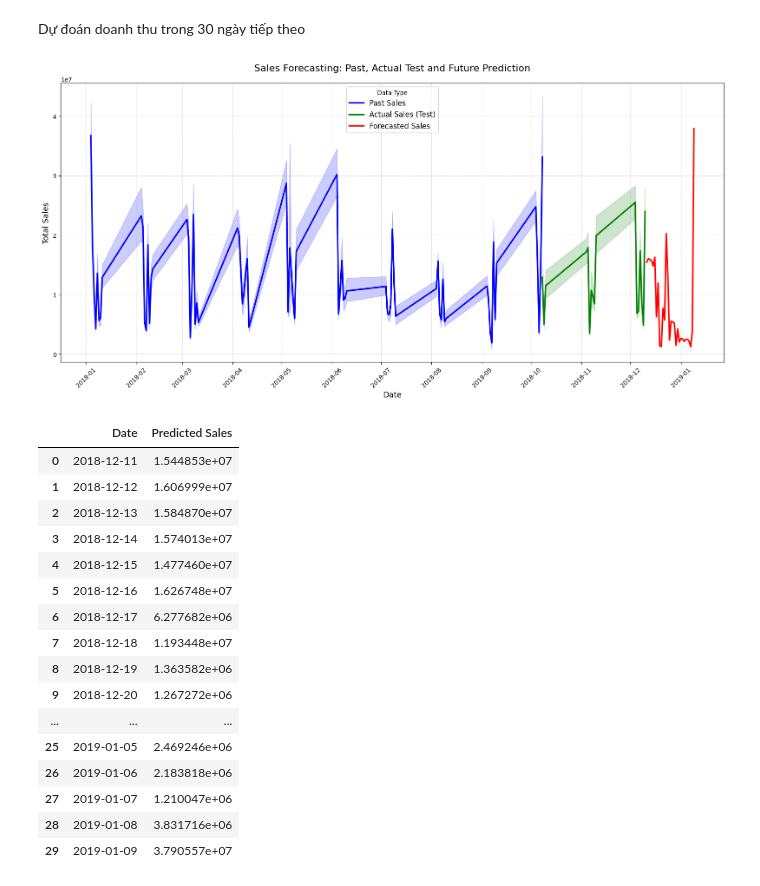
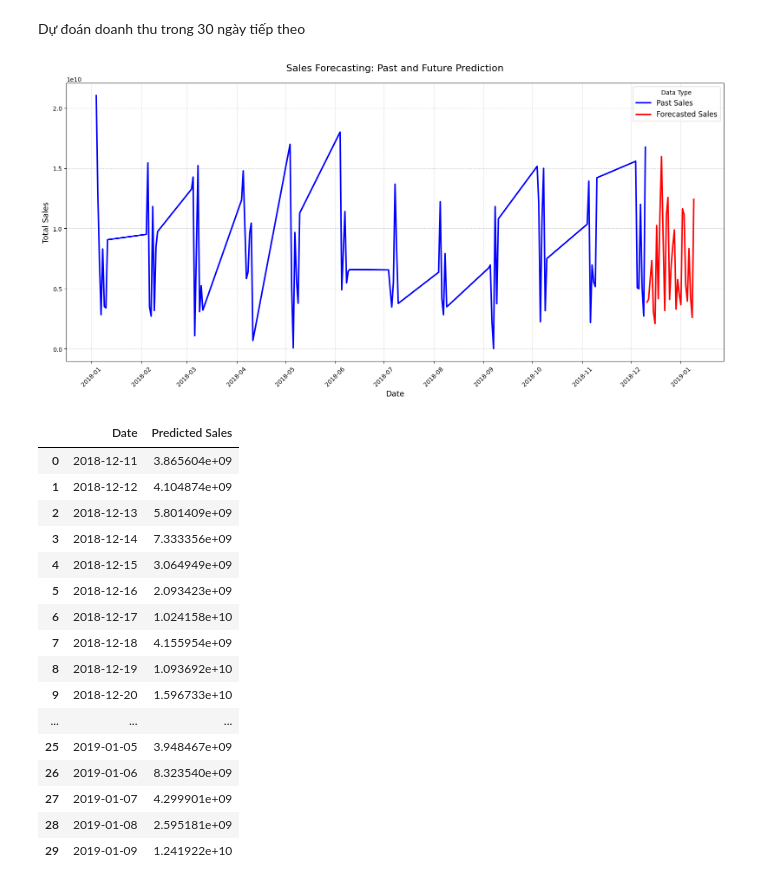
Before and after one commit to KieuOanhUIT/IS403.P23.OnlineSalesData, a Jupyter notebook: Model/Tranformer.ipynb, the cells around one changed output. Drawn from its saved outputs; the diff is of its cells as text; code cells hidden in the pictures.

Commit message:
update Transformer model

```diff
--- a/Model/Tranformer.ipynb
+++ b/Model/Tranformer.ipynb
@@ -228,19 +204,28 @@ plt.show()
 # %% [markdown]
 Dự đoán doanh thu trong 30 ngày tiếp theo
 # %%
+import matplotlib.pyplot as plt
 import matplotlib.dates as mdates
 import seaborn as sns
 from datetime import timedelta
 import pandas as pd
+import torch
 
-# Lấy ngày cuối cùng từ test_df
-last_date = test_df['date'].iloc[-1]
+# Đọc dữ liệu từ file cleaned_data.csv
+df = pd.read_csv('../Dataset/cleaned_data.csv', parse_dates=['date'])
 
-# Tạo danh sách 30 ngày tiếp theo từ ngày cuối cùng
+# Giả sử features, scaler_X, scaler_y, model, device đã được định nghĩa sẵn
+# Lấy 30 ngày cuối cùng trong df để dự đoán
+last_30_days = df.iloc[-30:].copy()
+
+# Lấy ngày cuối cùng trong tập dữ liệu
+last_date = df['date'].iloc[-1]
+
+# Tạo danh sách 30 ngày tiếp theo
 future_dates = pd.date_range(start=last_date + timedelta(days=1), periods=30).strftime('%Y-%m-%d')
 
-# Chuẩn bị dữ liệu đầu vào cho dự đoán
-future_X_raw = test_df[features].iloc[-30:].values
+# Chuẩn bị dữ liệu đầu vào cho dự đoán (30 ngày cuối cùng)
+future_X_raw = last_30_days[features].values
 future_X_scaled = scaler_X.transform(future_X_raw)
 
 # Dự đoán doanh thu cho 30 ngày tiếp theo
@@ -258,62 +243,64 @@ future_df = pd.DataFrame({
 })
 
 # Chuẩn bị dữ liệu quá khứ để visualization
-train_df['type'] = 'Past Sales'
-valid_df['type'] = 'Past Sales'
-test_df['type'] = 'Actual Sales (Test)'  # Thêm thông tin cho test data
+# Ở đây bạn có thể phân loại dữ liệu gốc thành train, valid, test nếu có
+# Ví dụ giả định:
+df['type'] = 'Past Sales'
+
+# Nếu bạn có dataframe train_df, valid_df, test_df, thay thế df phù hợp hoặc gộp lại
+# Ở đây giả sử toàn bộ df là dữ liệu quá khứ
 
 # Gộp tất cả dữ liệu
-combined_df = pd.concat([train_df, valid_df, test_df, future_df], ignore_index=True)
+combined_df = pd.concat([df, future_df], ignore_index=True)
 
 # Vẽ đồ thị
 plt.figure(figsize=(16, 8))
 sns.lineplot(
     data=combined_df,
     x='date',
     y='total_sales',
     hue='type',
     style='type',
     dashes=False,
     palette={
         'Past Sales': 'blue',
-        'Actual Sales (Test)': 'green',
         'Forecasted Sales': 'red'
     },
     linewidth=2.5
 )
 
 # Định dạng trục x
 plt.gca().xaxis.set_major_locator(mdates.MonthLocator(interval=1))
 plt.gca().xaxis.set_major_formatter(mdates.DateFormatter('%Y-%m'))
 plt.xticks(rotation=45)
 
 # Thêm các chi tiết cho đồ thị
 plt.xlabel('Date', fontsize=13)
 plt.ylabel('Total Sales', fontsize=13)
-plt.title('Sales Forecasting: Past, Actual Test and Future Prediction', fontsize=16, pad=20)
+plt.title('Sales Forecasting: Past and Future Prediction', fontsize=16, pad=20)
 plt.grid(True, linestyle='--', alpha=0.5)
 plt.legend(title='Data Type', fontsize=12)
 plt.tight_layout()
 plt.show()
 
-# Trả về dataframe chứa dự đoán
+# Trả về dataframe chứa dự đoán (cột ngày và dự báo)
 future_df[['date', 'total_sales']].rename(columns={'date': 'Date', 'total_sales': 'Predicted Sales'})
 # %% [output]
-[figure, old version]
+[figure, new version]
 |  | Date | Predicted Sales |
-| 0 | 2018-12-11 | 1.544853e+07 |
-| 1 | 2018-12-12 | 1.606999e+07 |
-| 2 | 2018-12-13 | 1.584870e+07 |
-| 3 | 2018-12-14 | 1.574013e+07 |
-| 4 | 2018-12-15 | 1.477460e+07 |
-| 5 | 2018-12-16 | 1.626748e+07 |
-| 6 | 2018-12-17 | 6.277682e+06 |
-| 7 | 2018-12-18 | 1.193448e+07 |
-| 8 | 2018-12-19 | 1.363582e+06 |
-| 9 | 2018-12-20 | 1.267272e+06 |
+| 0 | 2018-12-11 | 3.865604e+09 |
+| 1 | 2018-12-12 | 4.104874e+09 |
+| 2 | 2018-12-13 | 5.801409e+09 |
+| 3 | 2018-12-14 | 7.333356e+09 |
+| 4 | 2018-12-15 | 3.064949e+09 |
+| 5 | 2018-12-16 | 2.093423e+09 |
+| 6 | 2018-12-17 | 1.024158e+10 |
+| 7 | 2018-12-18 | 4.155954e+09 |
+| 8 | 2018-12-19 | 1.093692e+10 |
+| 9 | 2018-12-20 | 1.596733e+10 |
 | ... | ... | ... |
-| 25 | 2019-01-05 | 2.469246e+06 |
-| 26 | 2019-01-06 | 2.183818e+06 |
-| 27 | 2019-01-07 | 1.210047e+06 |
-| 28 | 2019-01-08 | 3.831716e+06 |
-| 29 | 2019-01-09 | 3.790557e+07 |
+| 25 | 2019-01-05 | 3.948467e+09 |
+| 26 | 2019-01-06 | 8.323540e+09 |
+| 27 | 2019-01-07 | 4.299901e+09 |
+| 28 | 2019-01-08 | 2.595181e+09 |
+| 29 | 2019-01-09 | 1.241922e+10 |
```
Also changed, not shown: parts of 5 cells of this notebook.
